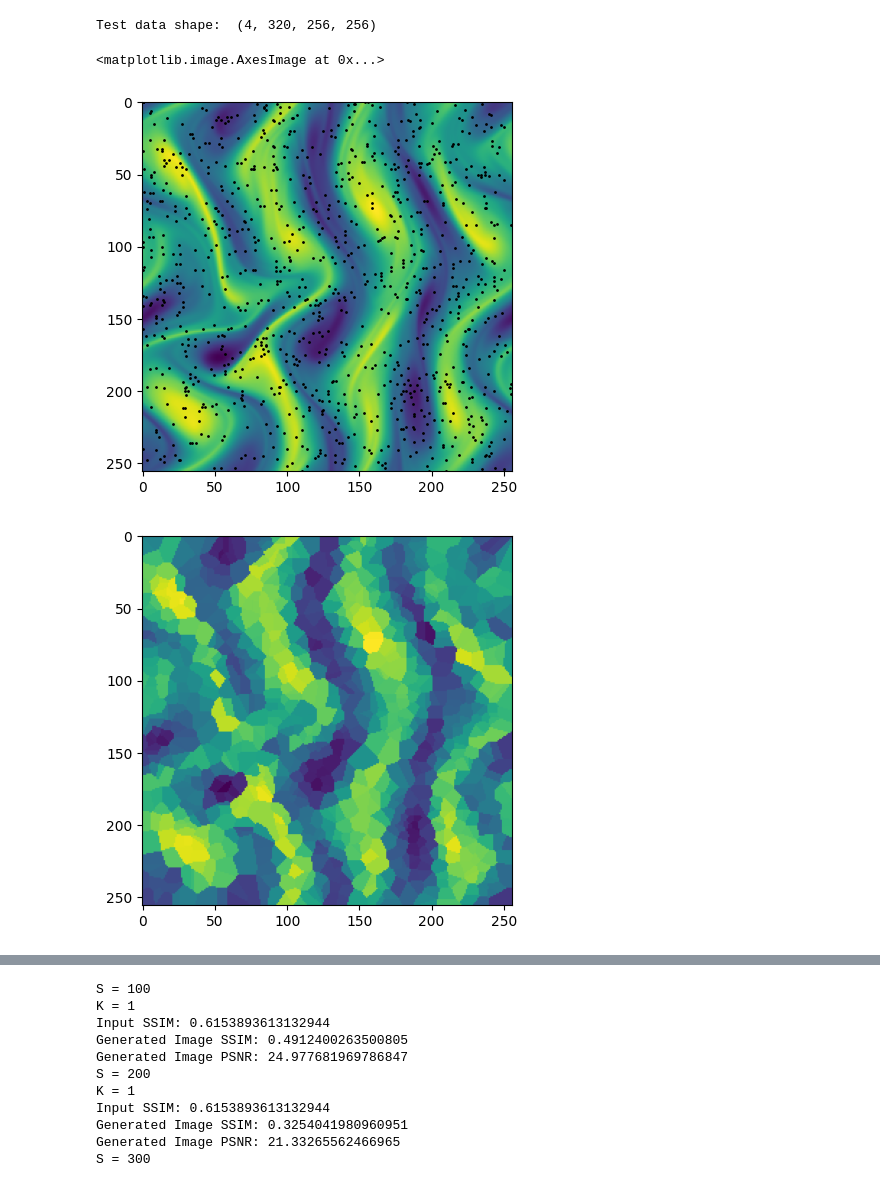
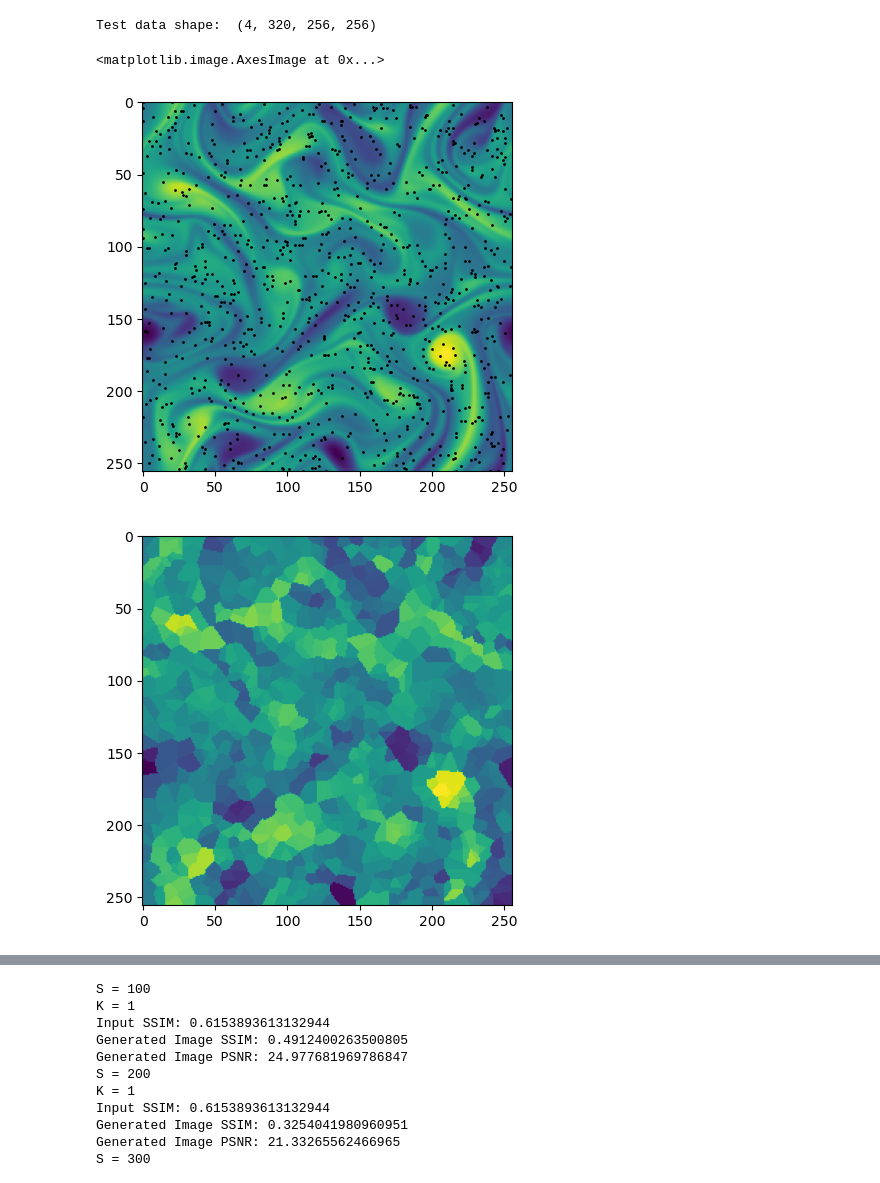
Before and after one commit to baristuran/baris-personal, a Jupyter notebook: data_assimilation.ipynb, the cells around one changed output, grey strips where cells are left out. Cells and saved outputs as stored; diff of their text form; code cells hidden in the pictures.

```diff
--- a/data_assimilation.ipynb
+++ b/data_assimilation.ipynb
@@ -110,30 +110,30 @@ def denoise(guidance, model, K, beta_min = 1e-4, beta_max = 0.02, steps=[1000],
 # %%
 #Randomly choose a fixed percentage of points from the test snapshot
 percentage = 1.5625
 factor = percentage/100
 N = int(256**2 * factor)
-test_snapshot = test_data[3, 10, :, :]
+test_snapshot = test_data[3, 90, :, :]
 nx = np.random.randint(0, 256, (N,))
 ny = np.random.randint(0, 256, (N,))
 sparse_measurement =  test_snapshot[nx, ny]
 
 #Nearest neighbor interpolation
 xx,yy = np.meshgrid(np.arange(256), np.arange(256))
 coordinates = np.vstack((nx, ny)).T
 interpolated_sparse_measurement = interpolate.griddata(coordinates, sparse_measurement, (xx,yy), method='nearest').T
 
 #Visualize location of selected points and interpolated sparse measurements
 figure,ax = plt.subplots()
 figure2,ax2 = plt.subplots()
 ax.imshow(test_snapshot)
 mask = np.zeros((256, 256))
 mask[nx, ny] = 1
 ax.scatter(xx*mask, yy*mask, s=1, c="black")
 ax2.imshow(interpolated_sparse_measurement)
 # %% [output]
 <matplotlib.image.AxesImage at 0x...>
-[figure, old version]
+[figure, new version]
-[figure, old version]
+[figure, new version]
 # %%
 #Generate high fidelity data from sparse mesurements
 sparse_measurement = torch.tensor(interpolated_sparse_measurement, dtype=torch.float32).unsqueeze(0).unsqueeze(0).to(device)
```
Also changed, not shown: parts of 3 cells of this notebook.
